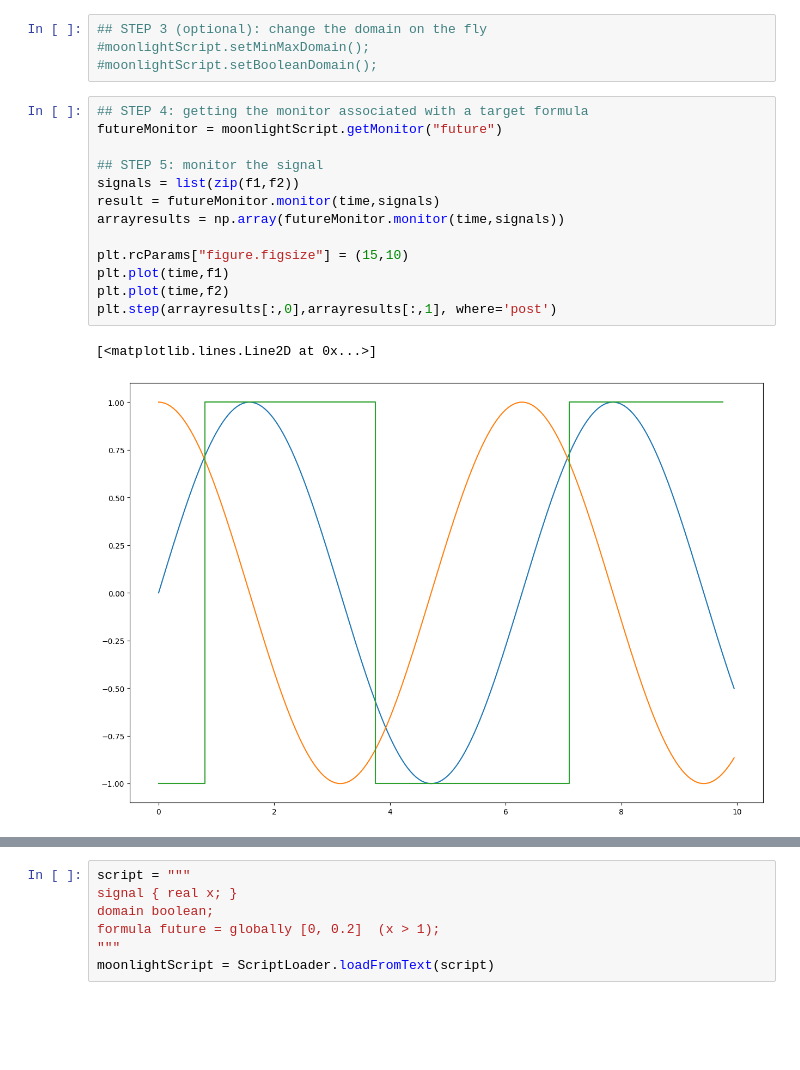
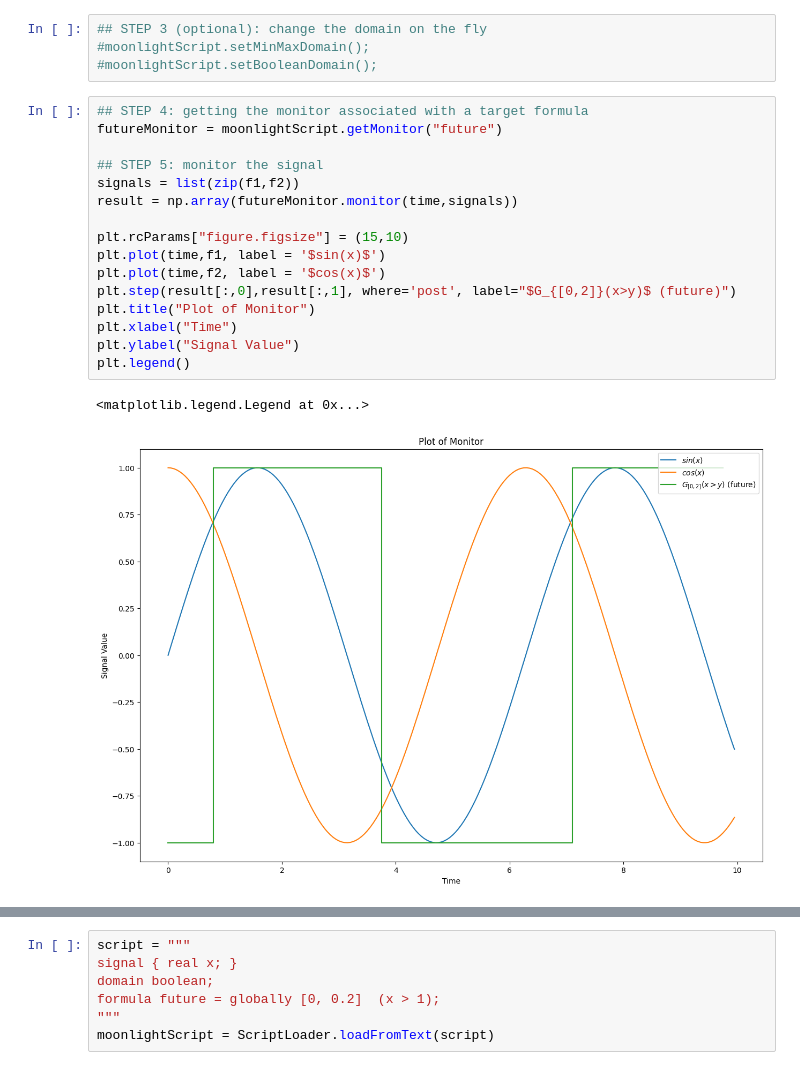
Before and after one commit to simonesilvetti/teaching_2024_cps, a Jupyter notebook: lab-1/getting_started.ipynb, the cells around one changed output, grey strips where cells are left out. Cells and saved outputs as stored; diff of their text form; blank space fills up the shorter version.

```diff
--- a/lab-1/getting_started.ipynb
+++ b/lab-1/getting_started.ipynb
@@ -31,16 +35,19 @@ moonlightScript = ScriptLoader.loadFromText(script)
 # %%
 ## STEP 4: getting the monitor associated with a target formula
 futureMonitor = moonlightScript.getMonitor("future")
 
 ## STEP 5: monitor the signal
 signals = list(zip(f1,f2))
-result = futureMonitor.monitor(time,signals)
-arrayresults = np.array(futureMonitor.monitor(time,signals))
+result = np.array(futureMonitor.monitor(time,signals))
 
 plt.rcParams["figure.figsize"] = (15,10)
-plt.plot(time,f1)
-plt.plot(time,f2)
-plt.step(arrayresults[:,0],arrayresults[:,1], where='post')
+plt.plot(time,f1, label = '$sin(x)$')
+plt.plot(time,f2, label = '$cos(x)$')
+plt.step(result[:,0],result[:,1], where='post', label="$G_{[0,2]}(x>y)$ (future)")
+plt.title("Plot of Monitor")
+plt.xlabel("Time")
+plt.ylabel("Signal Value")
+plt.legend()
 # %% [output]
-[<matplotlib.lines.Line2D at 0x...>]
+<matplotlib.legend.Legend at 0x...>
-[figure, old version]
+[figure, new version]
```
Also changed, not shown: parts of 9 cells of this notebook, 6 other files.
